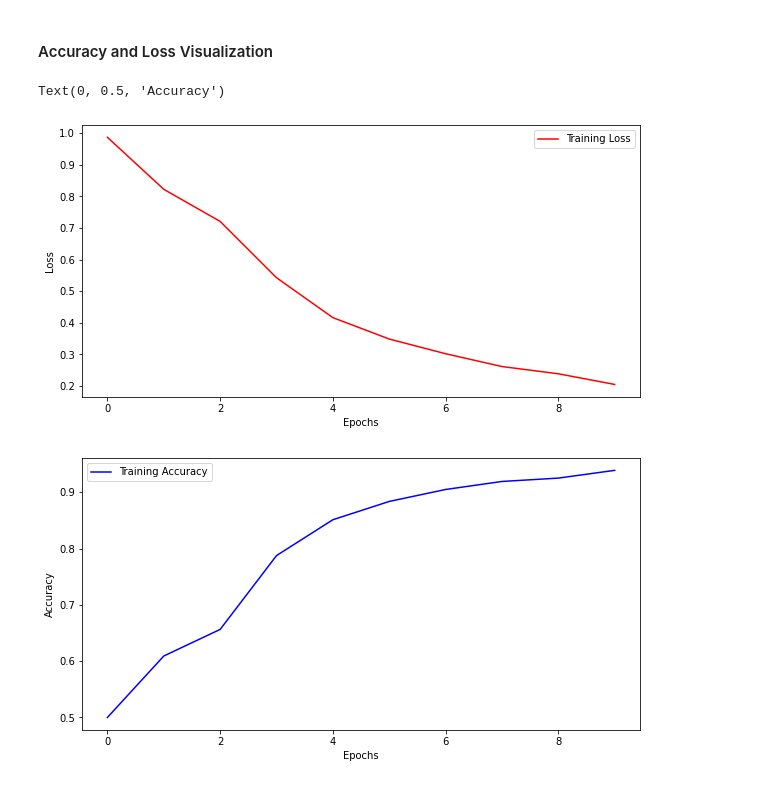
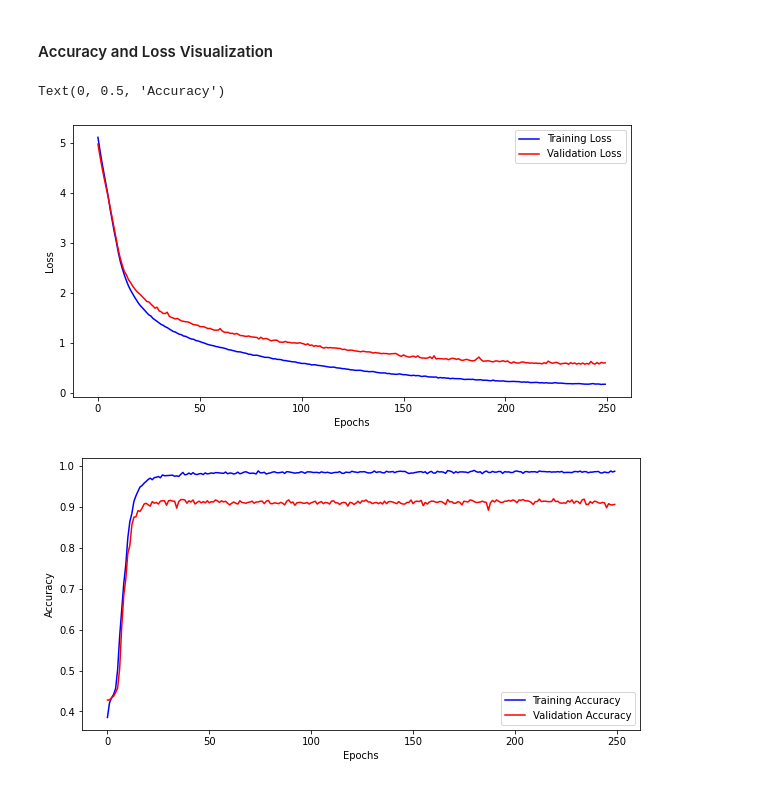
Before and after one commit to ProsperChuks/Customer-Sentiment-Analysis, a Jupyter notebook: absa/notebooks/lstm_model.ipynb, the cells around one changed output. Cells and saved outputs as stored; diff of their text form; code cells hidden in the pictures.

```diff
--- a/absa/notebooks/lstm_model.ipynb
+++ b/absa/notebooks/lstm_model.ipynb
@@ -21,11 +32,15 @@ y_train = pickle.load(open('/content/drive/MyDrive/Colab Notebooks/Customer Feed
 # %%
 model = Sequential()
 
-model.add(Embedding(input_dim=len(y_train), output_dim=150,
+model.add(Embedding(input_dim=len(ytrain), output_dim=100,
                     input_length=28, trainable=True))
-model.add(LSTM(150, dropout=0.1, return_sequences=True))
-model.add(LSTM(150, dropout=0.1))
+model.add(BatchNormalization())
+model.add(LSTM(50, return_sequences=True, kernel_regularizer=l2(0.01), recurrent_regularizer=l2(0.01), bias_regularizer=l2(0.01)))
+model.add(Dropout(0.5))
+model.add(LSTM(50, kernel_regularizer=l2(0.01), recurrent_regularizer=l2(0.01), bias_regularizer=l2(0.01)))
+model.add(Dropout(0.5))
+model.add(Dense(50))
 model.add(Dense(3, activation='softmax'))
 
-opt = optimizers.Adam(learning_rate=0.001)
+opt = optimizers.Adam(0.0001)
 model.compile(optimizer=opt, loss='sparse_categorical_crossentropy', metrics=['accuracy'])
@@ -54,3 +46,0 @@ _________________________________________________________________
-# %%
-train = model.fit(we_train, y_train,
-                  epochs=n_EPOCHS)
@@ -77,0 +47,4 @@ Epoch 10/10
+# %%
+n_epochs = 250
+b_size = 70
+model.summary()
@@ -77,0 +71,10 @@ Epoch 10/10
+# %%
+train = model.fit(x_train, y_train,
+                  epochs=n_epochs,
+                  batch_size=b_size,
+                  validation_data=(x_val, y_val), shuffle=True)
+
+# val_loss, val_acc = model.evaluate(x_val, y_val)
+
+# print('%.2f'%(val_loss * 100),'%', 'Validation Loss')
+# print('%.2f'%(val_acc * 100),'%', 'Validation Accuracy')
@@ -78,21 +99,20 @@ Epoch 10/10
 # %% [markdown]
 #### Accuracy and Loss Visualization
 # %%
-
 plt.figure(figsize=(10, 5))
-plt.plot(train.history['loss'], 'red')
-# plt.plot(train.history['val_loss'], 'red')
+plt.plot(train.history['loss'], 'blue')
+plt.plot(train.history['val_loss'], 'red')
 plt.legend(['Training Loss', 'Validation Loss'])
 plt.xlabel('Epochs')
 plt.ylabel('Loss')
 
 plt.figure(figsize=(10, 5))
 plt.plot(train.history['accuracy'], 'blue')
-# plt.plot(train.history['val_accuracy'], 'red')
+plt.plot(train.history['val_accuracy'], 'red')
 plt.legend(['Training Accuracy', 'Validation Accuracy'])
 plt.xlabel('Epochs')
 plt.ylabel('Accuracy')
 # %% [output]
 Text(0, 0.5, 'Accuracy')
-[figure, old version]
+[figure, new version]
-[figure, old version]
+[figure, new version]
```
Also changed, not shown: parts of 9 cells of this notebook.
